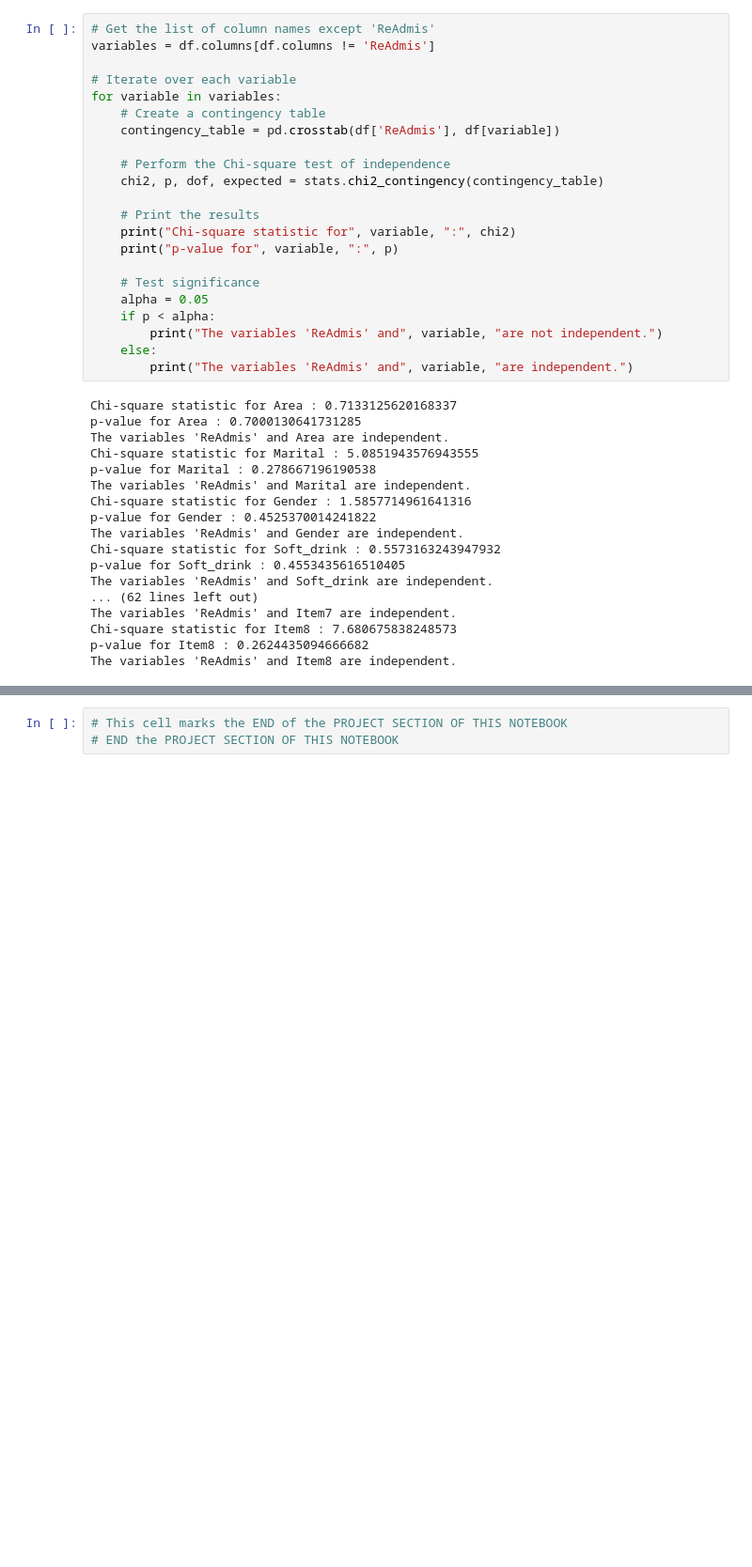
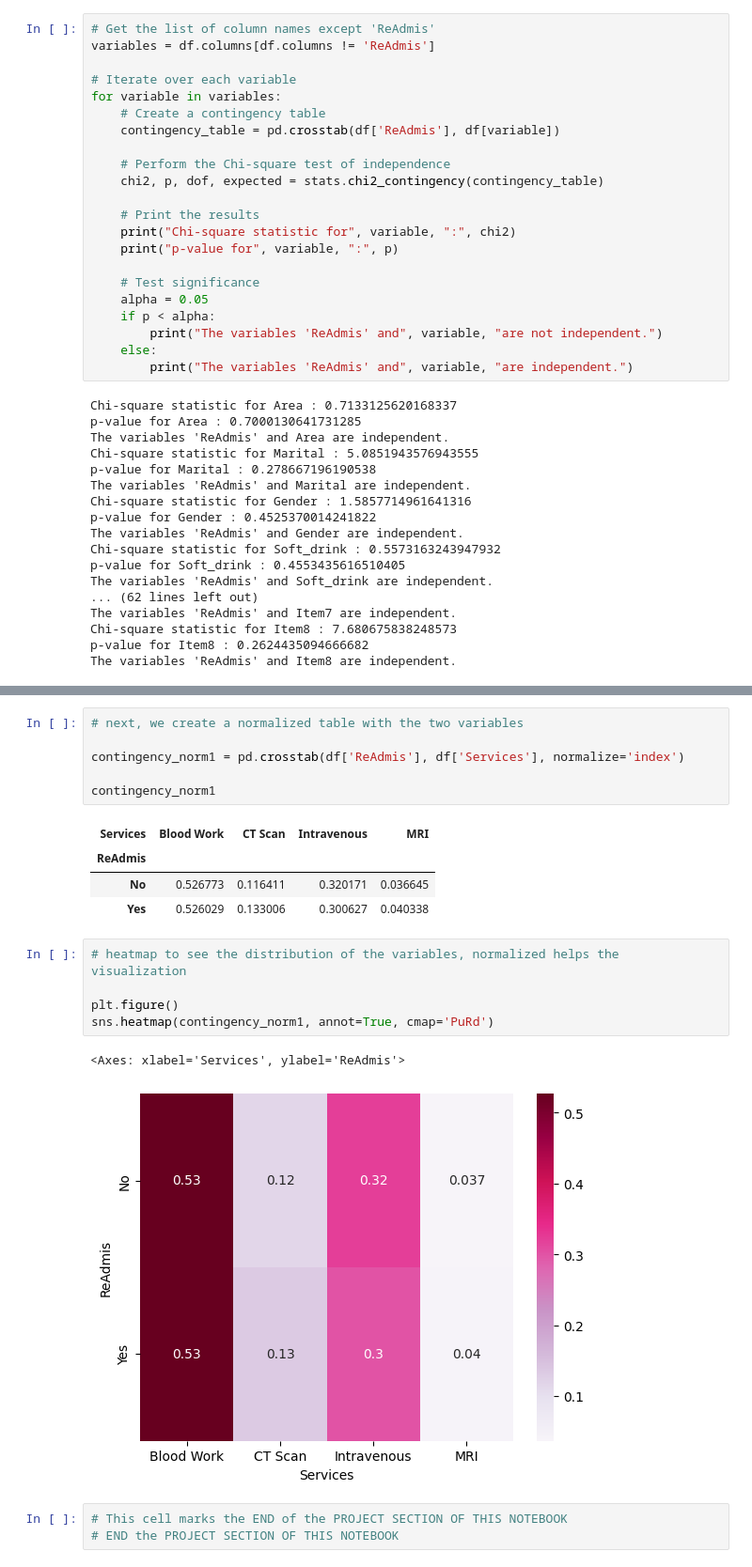
Before and after one commit to vertigoa/master, a Jupyter notebook: main.ipynb, the cells around one changed output, grey strips where cells are left out. Shown at 94% size. Saved outputs shown, nothing was run; the diff lists cells and outputs as text; blank space fills up the shorter version.

```diff
--- a/main.ipynb
+++ b/main.ipynb
@@ -1068,3 +1044,22 @@ The variables 'ReAdmis' and Item8 are independent.
+# %%
+# next, we create a normalized table with the two variables
+
+contingency_norm1 = pd.crosstab(df['ReAdmis'], df['Services'], normalize='index')
+
+contingency_norm1
+# %% [output]
+| Services | Blood Work | CT Scan | Intravenous | MRI |
+| ReAdmis |  |  |  |  |
+| No | 0.526773 | 0.116411 | 0.320171 | 0.036645 |
+| Yes | 0.526029 | 0.133006 | 0.300627 | 0.040338 |
+# %%
+# heatmap to see the distribution of the variables, normalized helps the visualization
+
+plt.figure()
+sns.heatmap(contingency_norm1, annot=True, cmap='PuRd')
+# %% [output]
+<Axes: xlabel='Services', ylabel='ReAdmis'>
+[figure, added]
 # %%
 # This cell marks the END of the PROJECT SECTION OF THIS NOTEBOOK
 # END the PROJECT SECTION OF THIS NOTEBOOK
```
Also changed, not shown: parts of 19 cells of this notebook, 3 other files.
